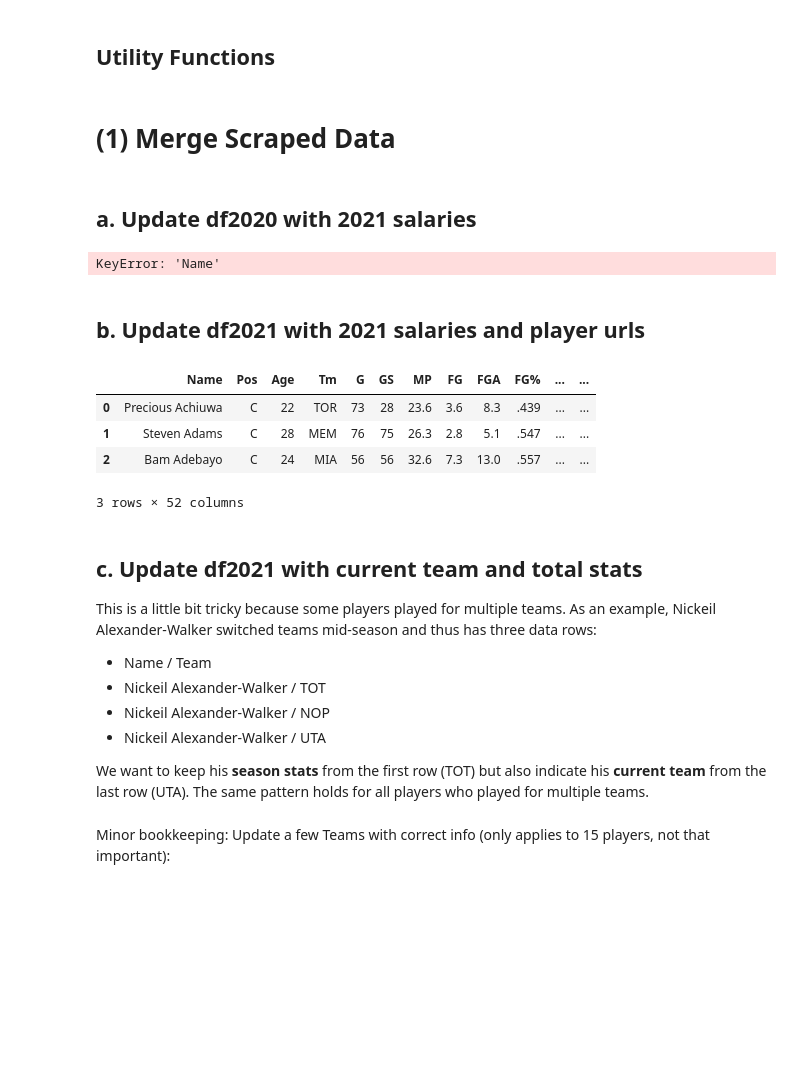
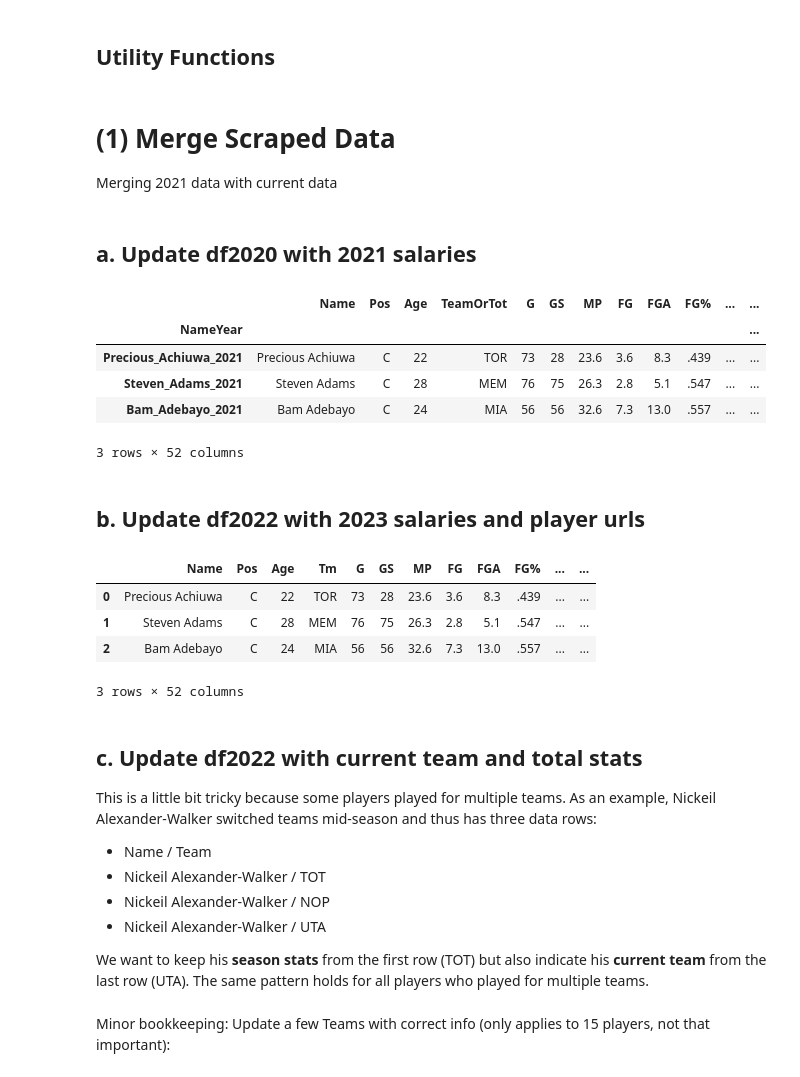
Before and after one commit to rchrdshmbng/BigDataNBA, a Jupyter notebook: 2-clean.ipynb, the cells around one changed output. Cells and saved outputs as stored; diff of their text form; code cells hidden in the pictures; blank space fills up the shorter version.

```diff
--- a/2-clean.ipynb
+++ b/2-clean.ipynb
@@ -33,21 +33,29 @@ def strip_accents_and_punctuation(text):
     return str(text).replace('.','').replace(',','').replace("'",'')
 # %% [markdown]
 # (1) Merge Scraped Data
+
+Merging 2021 data with current data
 # %%
-df2020 = pd.read_csv('./data/df2020_raw.csv')
-df2021salaries = pd.read_csv('./data/dfcurrentsalaries.csv')
-df2021stats = pd.read_csv('./data/dfcurrentstats.csv')
-df2021urls = pd.read_csv('./data/dfplayer_to_url.csv')
+df2022 = pd.read_csv('./data/df2022_raw.csv')
+df2023salaries = pd.read_csv('./data/dfcurrentsalaries.csv')
+df2023stats = pd.read_csv('./data/dfcurrentstats.csv')
+df2023urls = pd.read_csv('./data/dfplayer_to_url.csv')
+df2021_merged = pd.read_csv('./data/df2021_merged.csv')
 # %% [markdown]
 ## a. Update df2020 with 2021 salaries
 # %%
-df2020_merged = pd.merge(df2020, df2021salaries, left_on="Name", right_on="Name", how="left")
-df2020_merged = df2020_merged.drop(columns=['NextSal', 'Unnamed: 0', 'CurrentTeam'])
-df2020_merged = df2020_merged.rename(columns = {'CurrentSalary':'NextSal'})
-df2020_merged = df2020_merged.set_index('NameYear')
-df2020_merged.head(3)
+df2022_merged = pd.merge(df2021_merged, df2023salaries, left_on="Name", right_on="Name", how="left")
+df2022_merged = df2021_merged.drop(columns=['Salary'])
+df2022_merged = df2021_merged.rename(columns = {'CurrentSalary':'Salary'})
+df2022_merged = df2021_merged.set_index('NameYear')
+df2022_merged.head(3)
 # %% [output]
+|  | Name | Pos | Age | TeamOrTot | G | GS | MP | FG | FGA | FG% | ... | ... |
+| NameYear |  |  |  |  |  |  |  |  |  |  |  | ... |
+| Precious_Achiuwa_2021 | Precious Achiuwa | C | 22 | TOR | 73 | 28 | 23.6 | 3.6 | 8.3 | .439 | ... | ... |
+| Steven_Adams_2021 | Steven Adams | C | 28 | MEM | 76 | 75 | 26.3 | 2.8 | 5.1 | .547 | ... | ... |
+| Bam_Adebayo_2021 | Bam Adebayo | C | 24 | MIA | 56 | 56 | 32.6 | 7.3 | 13.0 | .557 | ... | ... |
-KeyError: 'Name'
+3 rows × 52 columns
 # %% [markdown]
-## b. Update df2021 with 2021 salaries and player urls
+## b. Update df2022 with 2023 salaries and player urls
 # %%
@@ -65,7 +73,7 @@ df2021_merged.head(3)
 | 2 | Bam Adebayo | C | 24 | MIA | 56 | 56 | 32.6 | 7.3 | 13.0 | .557 | ... | ... |
 3 rows × 52 columns
 # %% [markdown]
-## c. Update df2021 with current team and total stats
+## c. Update df2022 with current team and total stats
 
 This is a little bit tricky because some players played for multiple teams.  As an example, Nickeil Alexander-Walker switched teams mid-season and thus has three data rows:
 
```
Also changed, not shown: parts of 12 cells of this notebook, 15 other files.
